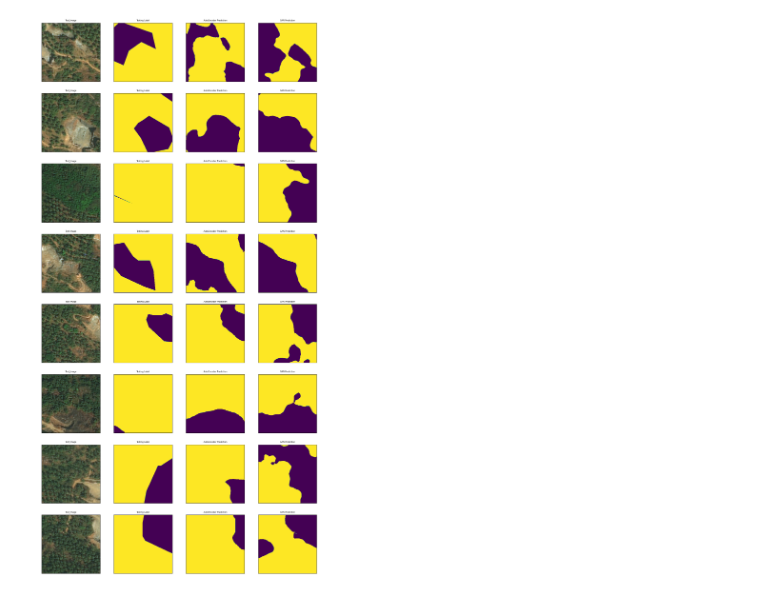
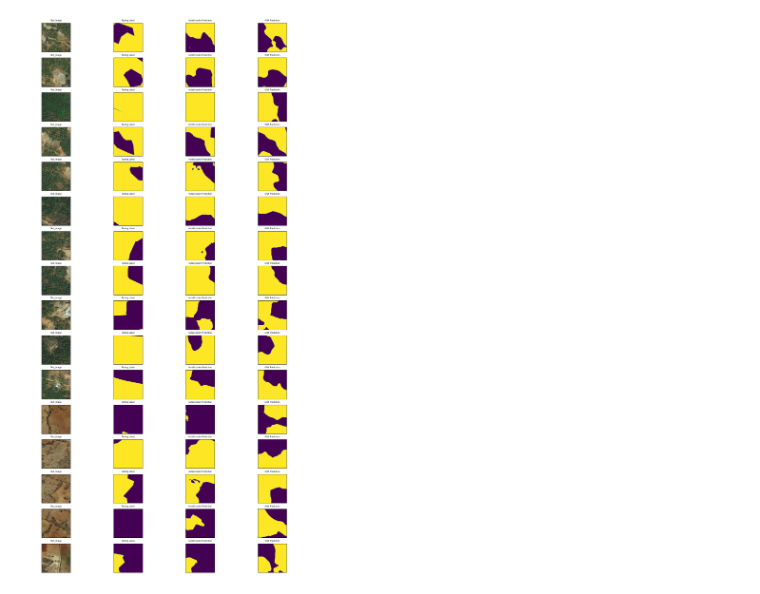
Before and after one commit to sasha-sem/forest-images-segmentation, a Jupyter notebook: Step4_Evaluate.ipynb, the cells around one changed output. Saved outputs shown, nothing was run; the diff lists cells and outputs as text; code cells hidden in the pictures.

```diff
--- a/Step4_Evaluate.ipynb
+++ b/Step4_Evaluate.ipynb
@@ -61,3 +39,4 @@ def load_test_masks(masks_path, size=(256, 256)):
     return np.asarray(mask_list)
 # %%
 test_masks = load_test_masks(val_masks_path)
+test_images = load_data(val_images_path)
@@ -69,6 +43,5 @@ plt.imshow(test_masks[0], cmap=plt.get_cmap('gray'))
 # %%
 model = load_model(r'.\models\Method1_Model.h5', compile=False)
-testX = autoencoder_load_data(val_images_path)
-test_pred_autoencoder = model.predict(testX, steps=num_val_images)
+test_pred_autoencoder = model.predict(test_images, steps=num_val_images)
 test_pred_autoencoder_argmax = np.argmax(test_pred_autoencoder, axis=3)
 # %% [output]
@@ -123,5 +56,20 @@ def gan_post_proccess(preds):
+# %%
+def gan_rgb_to_2D_label(label):
+    thrshold = np.asarray((0.5, 0.5, 0.5))
+    label_seg = np.zeros(label.shape, dtype=np.uint8)
+    label_seg [np.where(label <=thrshold)] = 0
+    label_seg [np.where(label >= thrshold)] = 1
+    return label_seg
+
+def gan_post_proccess(preds):
+    results = []
+    for pred in preds:
+        r = gan_rgb_to_2D_label(pred)
+        r = r[:,:,0]
+        results.append(r)
+
+    return np.asarray(results)
 # %%
-model = load_model(r'.\models\training\generator', compile=False)
-testX = gan_load_data(val_images_path)
-test_pred_gan = model.predict(testX, steps=num_val_images)
+model = load_model(r'.\models\Method2_Model.h5', compile=False)
+test_pred_gan = model.predict(test_images, steps=num_val_images, verbose=0)
 test_pred_gan_argmax = gan_post_proccess(test_pred_gan)
@@ -137,35 +83,34 @@ Mean GAN IoU = 0.37222904
 # %%
-images_number = 8
-test_images = autoencoder_load_data(val_images_path)
+images_number = 16
 
 fig, axis = plt.subplots(images_number, 4)
 fig.set_figwidth(15)
 fig.set_figheight(30)
 
 for img_num in range(images_number):
 
     axis[img_num][0].imshow(test_images[img_num])
     axis[img_num][0].set_title('Test_Image', fontsize = 6)
     axis[img_num][0].axes.xaxis.set_visible(False)
     axis[img_num][0].axes.yaxis.set_visible(False)
 
 
     axis[img_num][1].imshow(test_masks[img_num])
     axis[img_num][1].set_title("Testing Label", fontsize = 6)
     axis[img_num][1].axes.xaxis.set_visible(False)
     axis[img_num][1].axes.yaxis.set_visible(False)
 
     axis[img_num][2].imshow(test_pred_autoencoder_argmax[img_num])
     axis[img_num][2].set_title("AutoEncoder Prediction", fontsize = 6)
     axis[img_num][2].axes.xaxis.set_visible(False)
     axis[img_num][2].axes.yaxis.set_visible(False)
 
     axis[img_num][3].imshow(test_pred_gan_argmax[img_num])
     axis[img_num][3].set_title("GAN Prediction", fontsize = 6)
     axis[img_num][3].axes.xaxis.set_visible(False)
     axis[img_num][3].axes.yaxis.set_visible(False)
 
 
 plt.show()
 # %% [output]
-[figure, old version]
+[figure, new version]
```
Also changed, not shown: parts of 9 cells of this notebook, 2 other files.
